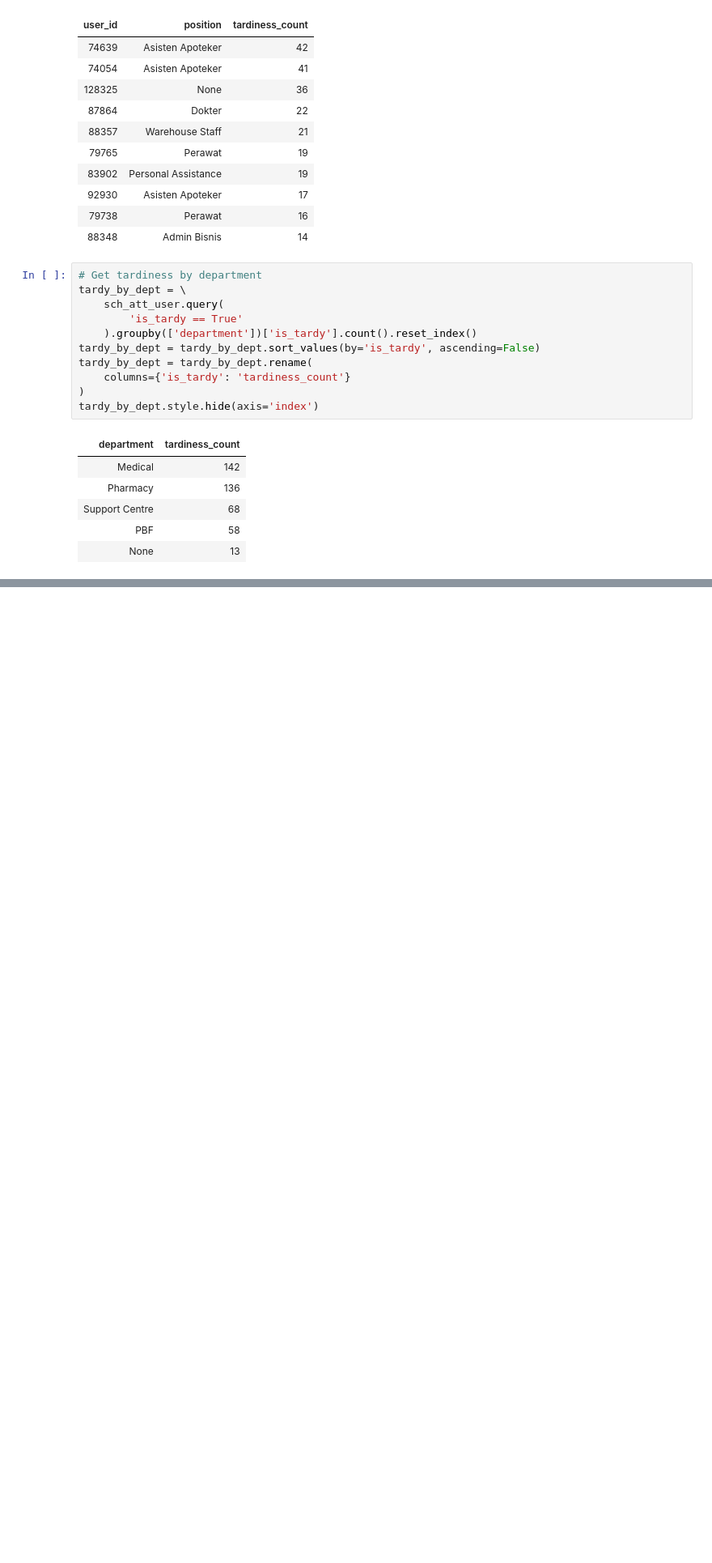
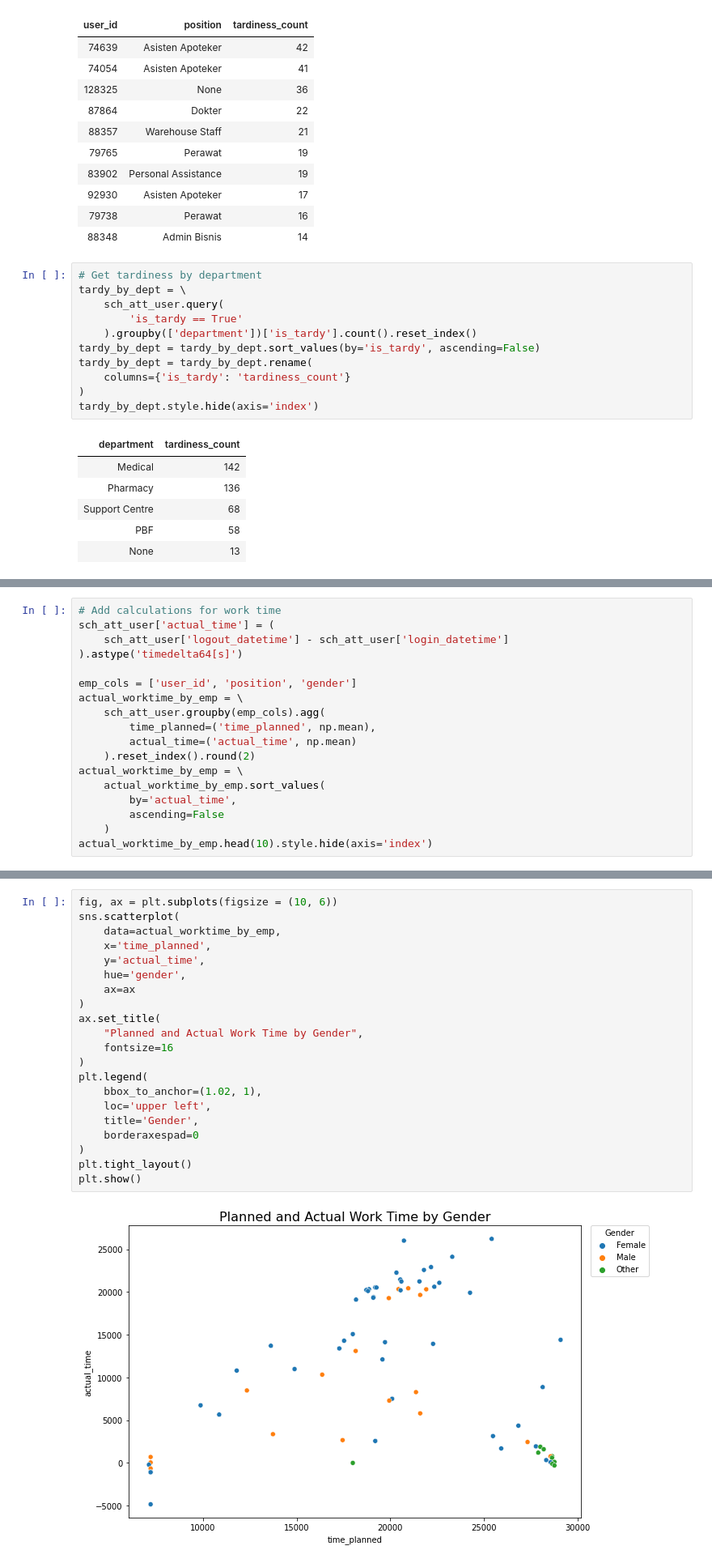
Before and after one commit to ebernardino01/DataAnalystPortfolio, a Jupyter notebook: Clockster/Clockster_Data_Analysis_Notebook.ipynb, the cells around one changed output, grey strips where cells are left out. Shown: that part at 81% size. Saved outputs shown, nothing was run; the diff lists cells and outputs as text; blank space fills up the shorter version.

```diff
--- a/Clockster/Clockster_Data_Analysis_Notebook.ipynb
+++ b/Clockster/Clockster_Data_Analysis_Notebook.ipynb
@@ -613,0 +883,18 @@ undertime_by_dept.style.hide(axis='index')
+# %%
+# Add calculations for work time
+sch_att_user['actual_time'] = (
+    sch_att_user['logout_datetime'] - sch_att_user['login_datetime']
+).astype('timedelta64[s]')
+
+emp_cols = ['user_id', 'position', 'gender']
+actual_worktime_by_emp = \
+    sch_att_user.groupby(emp_cols).agg(
+        time_planned=('time_planned', np.mean),
+        actual_time=('actual_time', np.mean)
+    ).reset_index().round(2)
+actual_worktime_by_emp = \
+    actual_worktime_by_emp.sort_values(
+        by='actual_time',
+        ascending=False
+    )
+actual_worktime_by_emp.head(10).style.hide(axis='index')
@@ -613,0 +913,23 @@ undertime_by_dept.style.hide(axis='index')
+# %%
+fig, ax = plt.subplots(figsize = (10, 6))
+sns.scatterplot(
+    data=actual_worktime_by_emp,
+    x='time_planned',
+    y='actual_time',
+    hue='gender',
+    ax=ax
+)
+ax.set_title(
+    "Planned and Actual Work Time by Gender",
+    fontsize=16
+)
+plt.legend(
+    bbox_to_anchor=(1.02, 1),
+    loc='upper left',
+    title='Gender',
+    borderaxespad=0
+)
+plt.tight_layout()
+plt.show()
+# %% [output]
+[figure, added]
```
Also changed, not shown: parts of 11 cells of this notebook.
